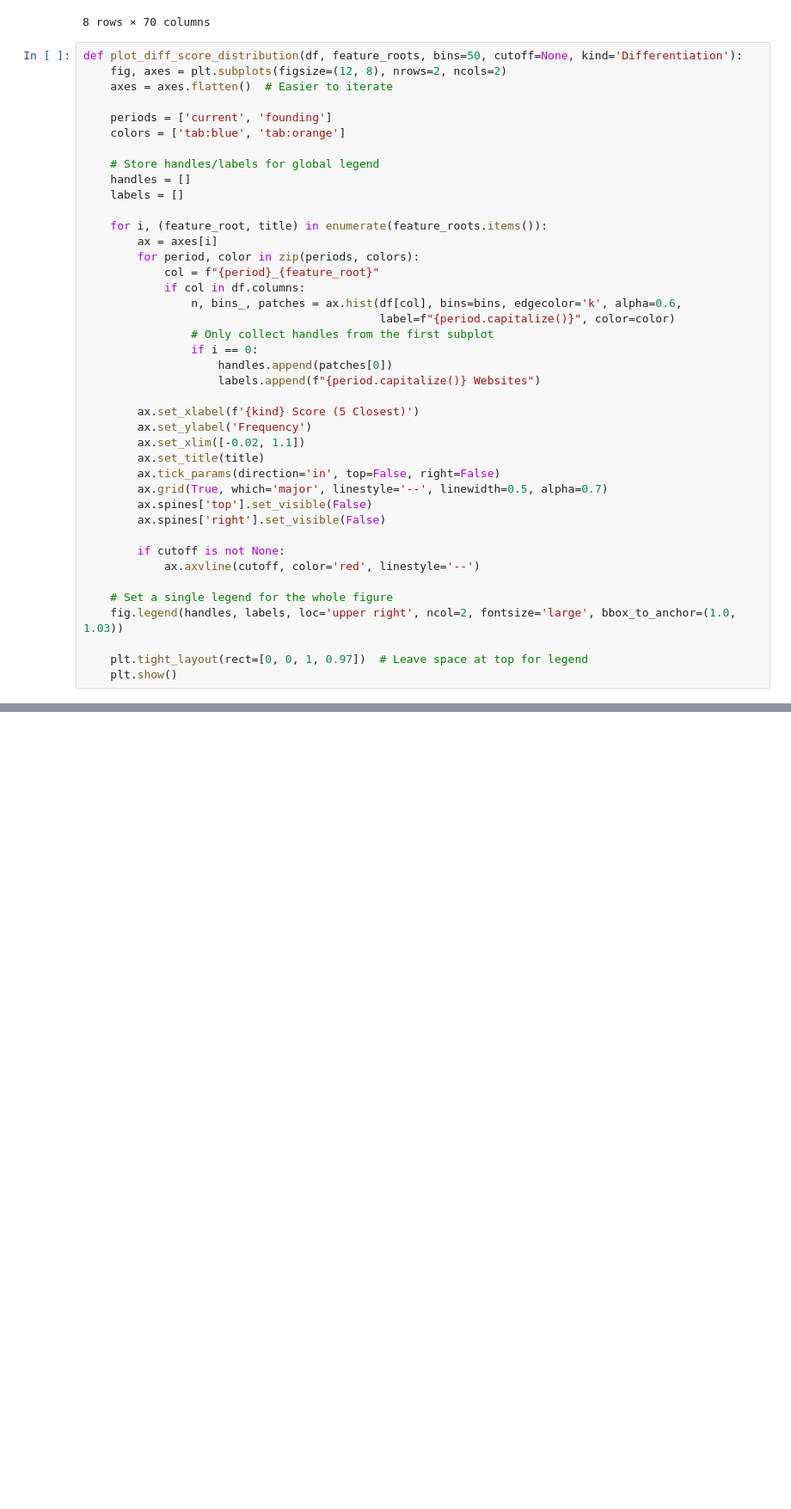
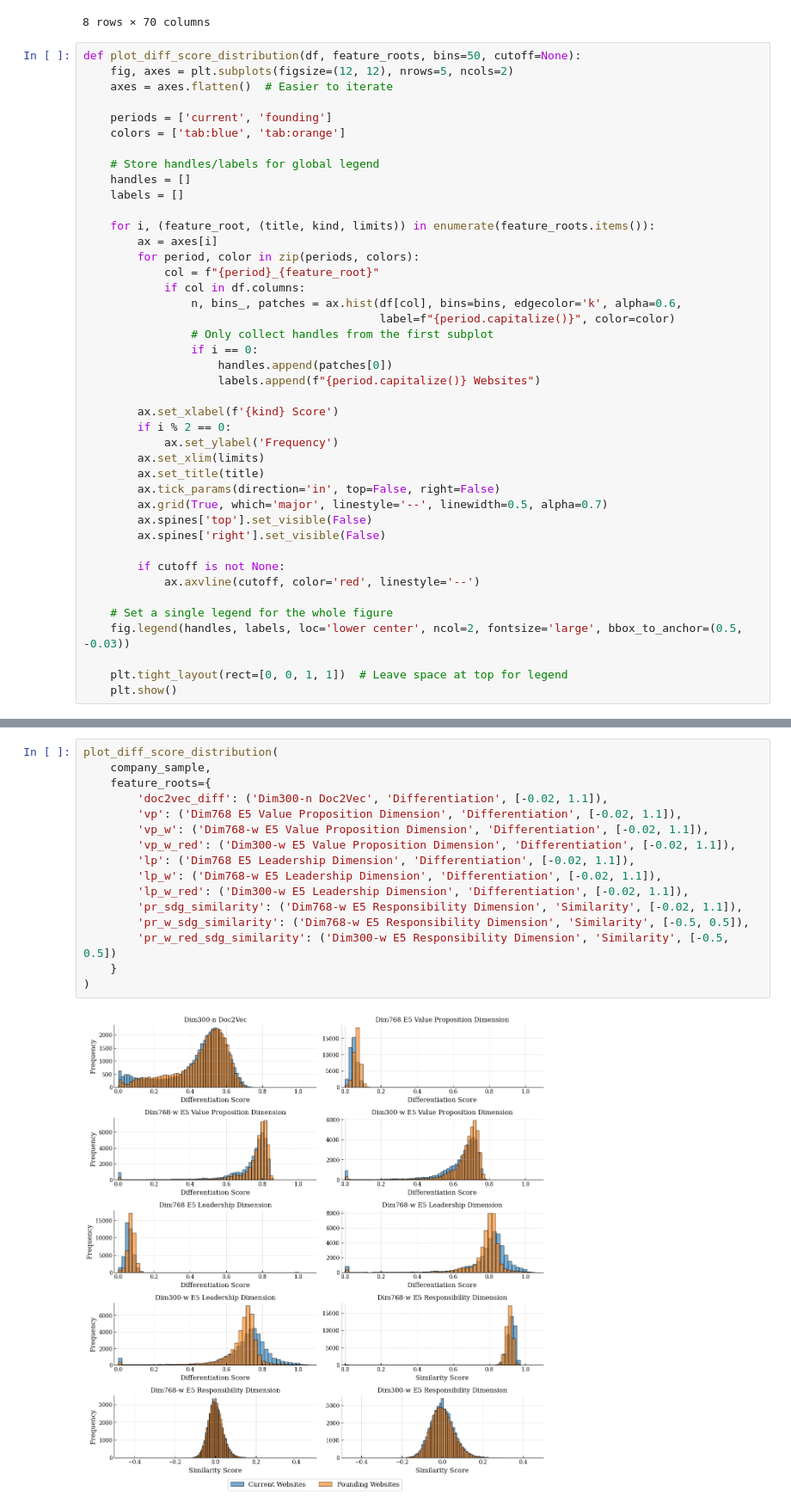
Before and after one commit to MaBlock7/company_success_prediction, a Jupyter notebook: notebooks/summary_statistics.ipynb, the cells around one changed output, grey strips where cells are left out. Shown at 86% size. Saved outputs shown, nothing was run; the diff lists cells and outputs as text; blank space fills up the shorter version.

```diff
--- a/notebooks/summary_statistics.ipynb
+++ b/notebooks/summary_statistics.ipynb
@@ -508,8 +508,8 @@ company_sample[TARGET_COLS + ALL_BINARY_FEATURE_COLS + ALL_CONTINUOUS_FEATURE_CO
 | max | 1.000000 | 1.000000 | 1.000000 | 1.000000 | 1.000000 | ... |
 8 rows × 70 columns
 # %%
-def plot_diff_score_distribution(df, feature_roots, bins=50, cutoff=None, kind='Differentiation'):
-    fig, axes = plt.subplots(figsize=(12, 8), nrows=2, ncols=2)
+def plot_diff_score_distribution(df, feature_roots, bins=50, cutoff=None):
+    fig, axes = plt.subplots(figsize=(12, 12), nrows=5, ncols=2)
     axes = axes.flatten()  # Easier to iterate
 
     periods = ['current', 'founding']
@@ -519,7 +519,7 @@ def plot_diff_score_distribution(df, feature_roots, bins=50, cutoff=None, kind='
     handles = []
     labels = []
 
-    for i, (feature_root, title) in enumerate(feature_roots.items()):
+    for i, (feature_root, (title, kind, limits)) in enumerate(feature_roots.items()):
         ax = axes[i]
         for period, color in zip(periods, colors):
             col = f"{period}_{feature_root}"
@@ -531,9 +531,10 @@ def plot_diff_score_distribution(df, feature_roots, bins=50, cutoff=None, kind='
                     handles.append(patches[0])
                     labels.append(f"{period.capitalize()} Websites")
 
-        ax.set_xlabel(f'{kind} Score (5 Closest)')
-        ax.set_ylabel('Frequency')
-        ax.set_xlim([-0.02, 1.1])
+        ax.set_xlabel(f'{kind} Score')
+        if i % 2 == 0:
+            ax.set_ylabel('Frequency')
+        ax.set_xlim(limits)
         ax.set_title(title)
         ax.tick_params(direction='in', top=False, right=False)
         ax.grid(True, which='major', linestyle='--', linewidth=0.5, alpha=0.7)
@@ -544,7 +545,7 @@ def plot_diff_score_distribution(df, feature_roots, bins=50, cutoff=None, kind='
             ax.axvline(cutoff, color='red', linestyle='--')
 
     # Set a single legend for the whole figure
-    fig.legend(handles, labels, loc='upper right', ncol=2, fontsize='large', bbox_to_anchor=(1.0, 1.03))
+    fig.legend(handles, labels, loc='lower center', ncol=2, fontsize='large', bbox_to_anchor=(0.5, -0.03))
 
-    plt.tight_layout(rect=[0, 0, 1, 0.97])  # Leave space at top for legend
+    plt.tight_layout(rect=[0, 0, 1, 1])  # Leave space at top for legend
     plt.show()
@@ -625,0 +552,18 @@ plot_sim_score_distribution(
+# %%
+plot_diff_score_distribution(
+    company_sample,
+    feature_roots={
+        'doc2vec_diff': ('Dim300-n Doc2Vec', 'Differentiation', [-0.02, 1.1]),
+        'vp': ('Dim768 E5 Value Proposition Dimension', 'Differentiation', [-0.02, 1.1]),
+        'vp_w': ('Dim768-w E5 Value Proposition Dimension', 'Differentiation', [-0.02, 1.1]),
+        'vp_w_red': ('Dim300-w E5 Value Proposition Dimension', 'Differentiation', [-0.02, 1.1]),
+        'lp': ('Dim768 E5 Leadership Dimension', 'Differentiation', [-0.02, 1.1]),
+        'lp_w': ('Dim768-w E5 Leadership Dimension', 'Differentiation', [-0.02, 1.1]),
+        'lp_w_red': ('Dim300-w E5 Leadership Dimension', 'Differentiation', [-0.02, 1.1]),
+        'pr_sdg_similarity': ('Dim768-w E5 Responsibility Dimension', 'Similarity', [-0.02, 1.1]),
+        'pr_w_sdg_similarity': ('Dim768-w E5 Responsibility Dimension', 'Similarity', [-0.5, 0.5]),
+        'pr_w_red_sdg_similarity': ('Dim300-w E5 Responsibility Dimension', 'Similarity', [-0.5, 0.5])
+    }
+)
+# %% [output]
+[figure, added]
```
Also changed, not shown: parts of 3 cells of this notebook, 4 other files.
